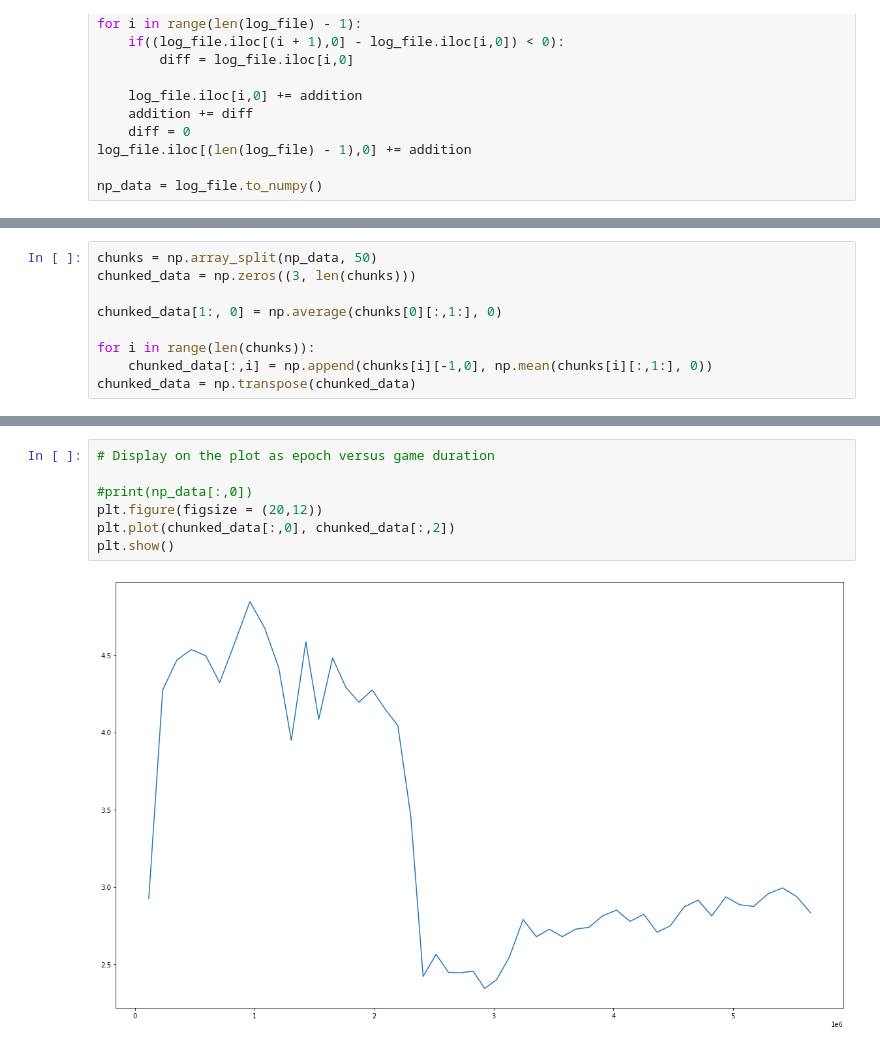
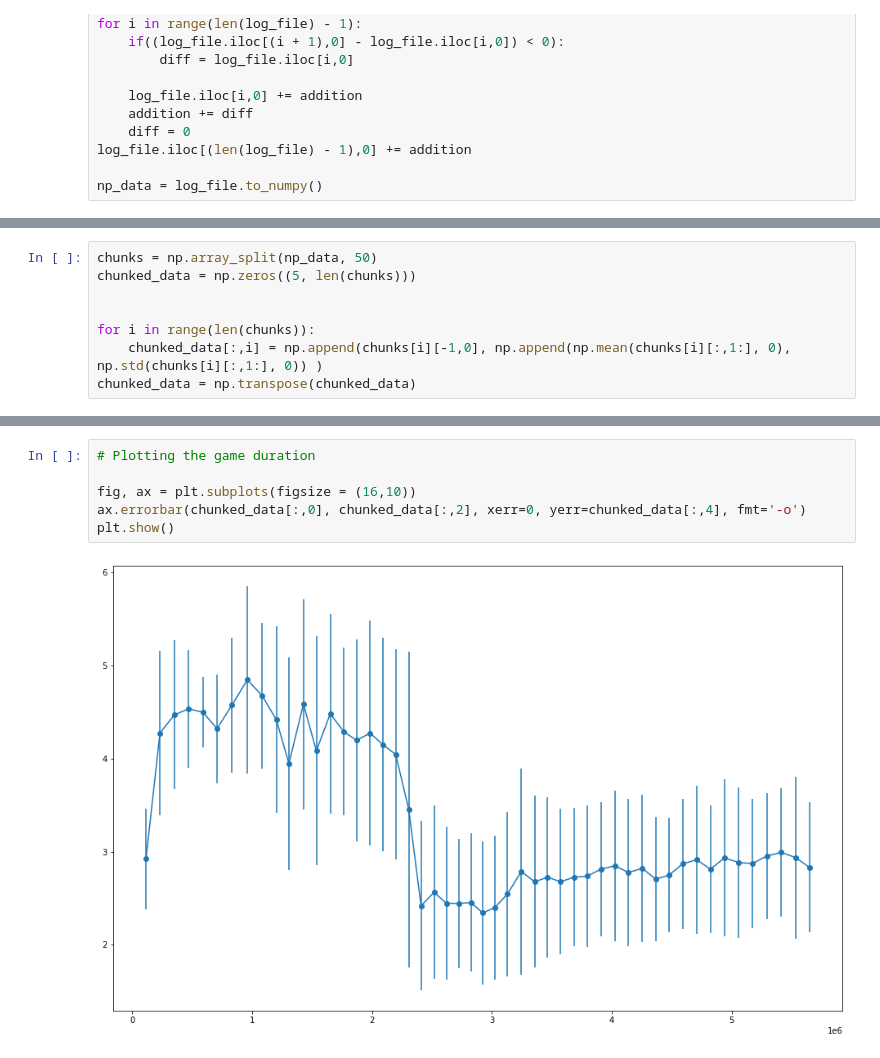
Before and after one commit to p-owens/ai, a Jupyter notebook: ppo/ppo_results.ipynb, the cells around one changed output, grey strips where cells are left out. Saved outputs shown, nothing was run; the diff lists cells and outputs as text.

```diff
--- a/ppo/ppo_results.ipynb
+++ b/ppo/ppo_results.ipynb
@@ -47,9 +31,8 @@ log_file
 # %%
 chunks = np.array_split(np_data, 50)
-chunked_data = np.zeros((3, len(chunks)))
+chunked_data = np.zeros((5, len(chunks)))
 
-chunked_data[1:, 0] = np.average(chunks[0][:,1:], 0)
 
 for i in range(len(chunks)):
-    chunked_data[:,i] = np.append(chunks[i][-1,0], np.mean(chunks[i][:,1:], 0))
+    chunked_data[:,i] = np.append(chunks[i][-1,0], np.append(np.mean(chunks[i][:,1:], 0), np.std(chunks[i][:,1:], 0)) )
 chunked_data = np.transpose(chunked_data)
@@ -89,9 +67,8 @@ plt.show()
 # %%
-# Display on the plot as epoch versus game duration
+# Plotting the game duration
 
-#print(np_data[:,0])
-plt.figure(figsize = (20,12))
-plt.plot(chunked_data[:,0], chunked_data[:,2])
+fig, ax = plt.subplots(figsize = (16,10))
+ax.errorbar(chunked_data[:,0], chunked_data[:,2], xerr=0, yerr=chunked_data[:,4], fmt='-o')
 plt.show()
 # %% [output]
-[figure, old version]
+[figure, new version]
```
Also changed, not shown: parts of 6 cells of this notebook, 1 other file.
